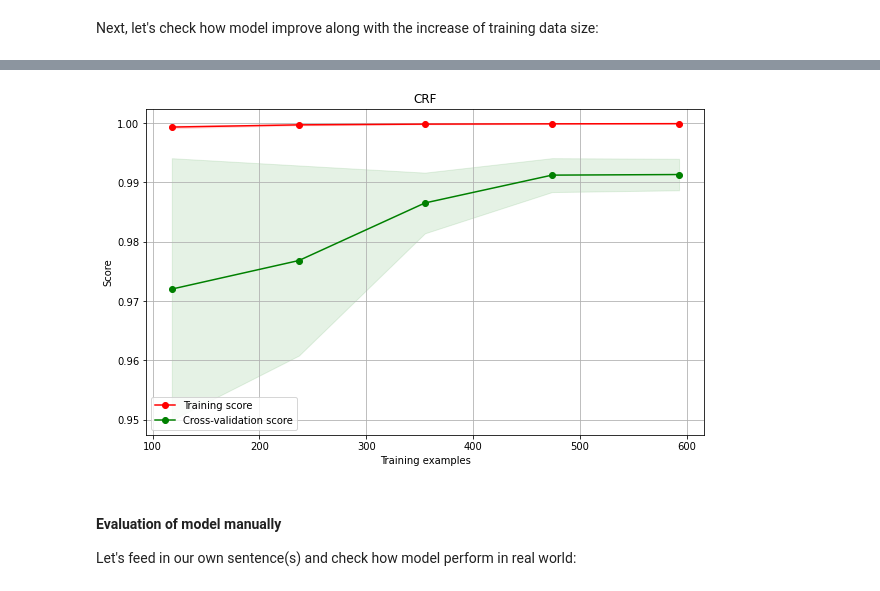
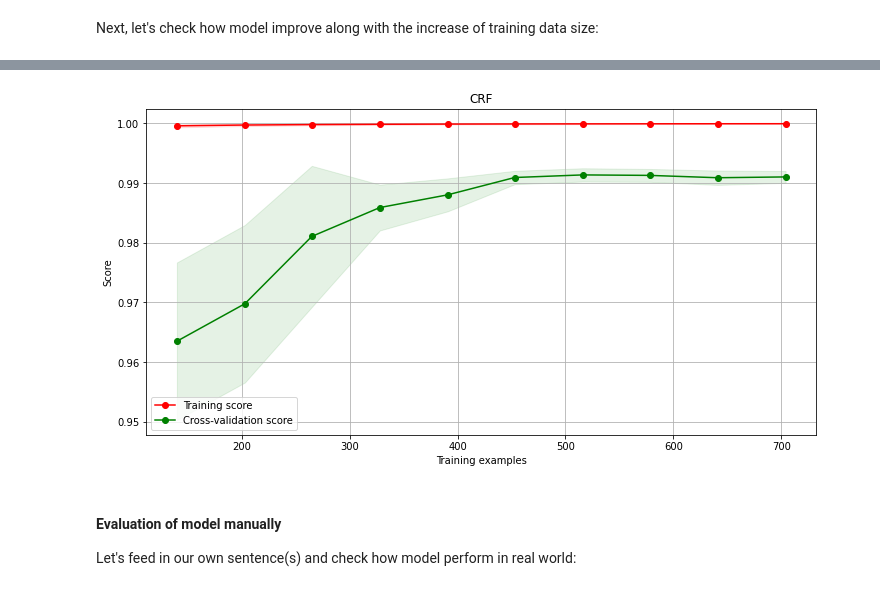
Before and after one commit to johnklee/ff_crawler, a Jupyter notebook: models/car/car_model_research_notebook.ipynb, the cells around one changed output, grey strips where cells are left out. Cells and saved outputs as stored; diff of their text form; code cells hidden in the pictures.

```diff
--- a/models/car/car_model_research_notebook.ipynb
+++ b/models/car/car_model_research_notebook.ipynb
@@ -213,8 +215,10 @@ def crf_features(sentence, index):
         'is_complete_capital': int(sentence[index].upper()==sentence[index]),
         'prev_word':'' if index==0 else sentence[index-1],
         'prev_2word':'' if index<=1 else ''.join(sentence[index-2:index]),
+        'prev_3word':'' if index<=2 else ''.join(sentence[index-3:index]),
         'next_word':'' if index<=len(sentence)-1 else sentence[index+1],
         'next_2word':'' if index<=len(sentence)-2 else sentence[index+1:index+2],
+        'next_3word':'' if index<=len(sentence)-3 else sentence[index+1:index+3],
         'is_numeric':int(sentence[index].isdigit()),
         'is_alphanumeric': int(bool((re.match('^(?=.*[0-9]$)(?=.*[a-zA-Z])',sentence[index])))),
         'prefix_1':sentence[index][0],
@@ -385,4 +397,30 @@ We total have 659 records for training!
+# %%
+def crf_train_test_split(X, y, test_size, random_state=RANDOM_STATE):
+    X_train, X_test, y_train, y_test = [], [], [], []
+    yi_has_ca_label = []
+    yi_only_o_label = []
+    for yi in range(len(y)):
+        y_labels = y[yi]
+        if all(list(map(lambda t: t=='0', y_labels))):
+            yi_only_o_label.append(yi)
+        else:
+            yi_has_ca_label.append(yi)
+
+    random.seed(random_state)
+    for yi_group in [yi_has_ca_label, yi_only_o_label]:
+        for i in yi_group:
+            if random.random() > test_size:
+                X_train.append(X[i])
+                y_train.append(y[i])
+            else:
+                X_test.append(X[i])
+                y_test.append(y[i])
+
+    return X_train, X_test, y_train, y_test
+# %%
+X_train, X_test, y_train, y_test = crf_train_test_split(X, y, 0.2)
 # %%
+%%time
 crf = CRF(
     algorithm='lbfgs',
     c1=0.01,
@@ -391,5 +429,5 @@ crf = CRF(
     all_possible_transitions=True
 )
 
-crf.fit(X, y)
+crf.fit(X_train, y_train)
 # %% [output]
@@ -469,7 +525,13 @@ Counter(crf.state_features_).most_common(20)
 # %% [markdown]
 Next, let's check how model improve along with the increase of training data size:
 # %%
-cv = KFold(n_splits=10, random_state=4, shuffle=True)
+%%time
+cv = KFold(
+    n_splits=5,
+    random_state=RANDOM_STATE,
+    shuffle=True
+)
+
 estimator = crf
 
 plot_learning_curve(
@@ -477,6 +539,6 @@ plot_learning_curve(
     X,
     y,
     cv=cv,
-    train_sizes=np.linspace(0.2, 1.0, 5)
+    train_sizes=np.linspace(0.2, 1.0, 10)
 )
 # %% [output]
@@ -484,4 +547,4 @@ plot_learning_curve(
-[figure, old version]
+[figure, new version]
 # %% [markdown]
 #### Evaluation of model manually
 Let's feed in our own sentence(s) and check how model perform in real world:
```
Also changed, not shown: parts of 20 cells of this notebook, 2 other files.
